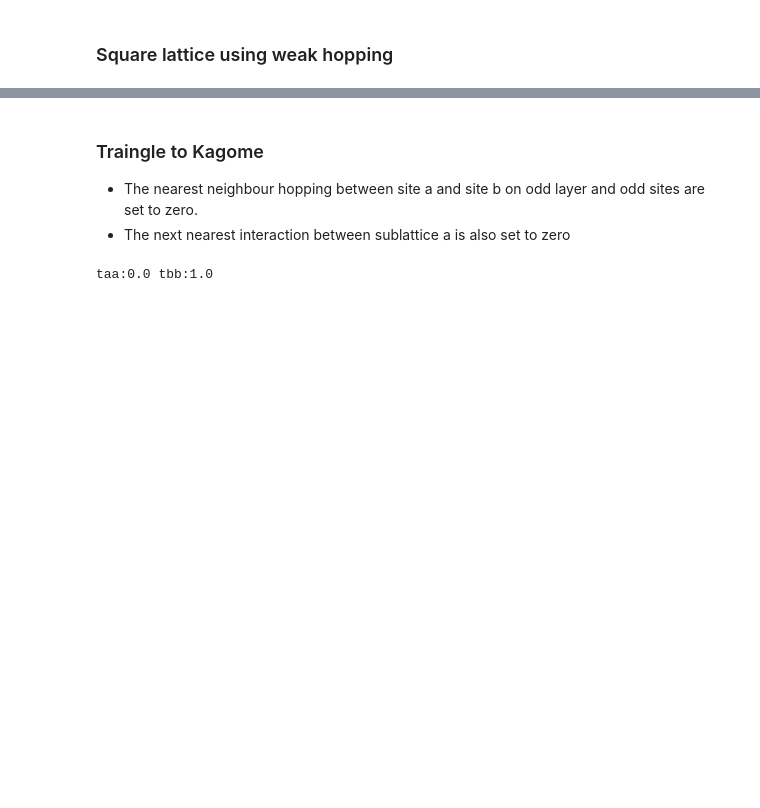
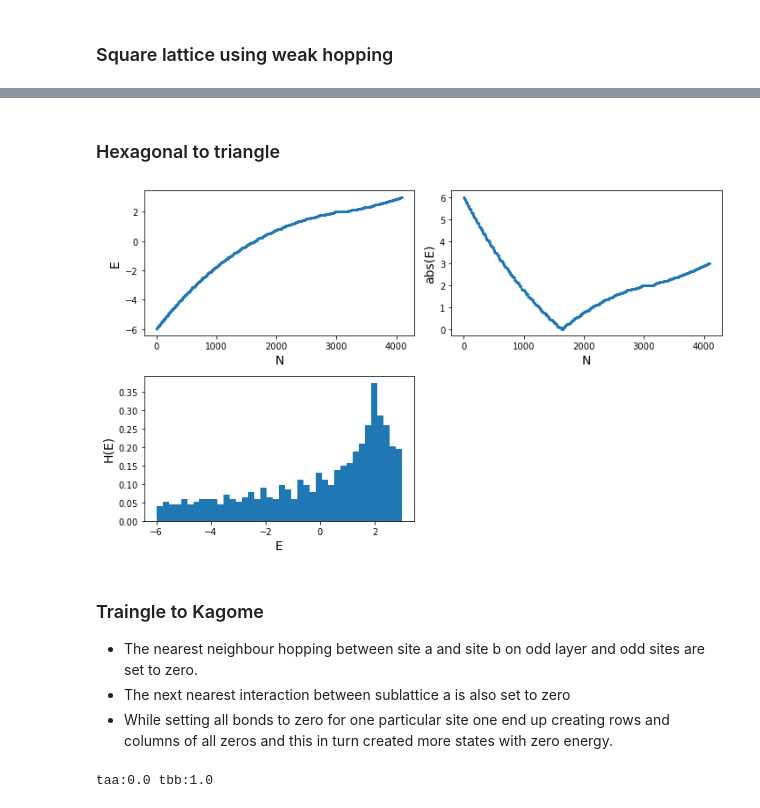
Before and after one commit to Shashi1a/kagome_lieb, a Jupyter notebook: calc.ipynb, the cells around one changed output, grey strips where cells are left out. Cells and saved outputs as stored; diff of their text form; code cells hidden in the pictures; blank space fills up the shorter version.

```diff
--- a/calc.ipynb
+++ b/calc.ipynb
@@ -326,7 +328,21 @@ hb12.plot_eval(40)
+# %% [markdown]
+### Hexagonal to triangle
+# %%
+tab, taa, tbb, tdi, tui = 1, 1.0, 1.0, 1, 1
+hb12 = honeycomb(64, tab, taa, tbb, tdi, tui)
+hb12.neighbour()
+hb12.sublatt_set()
+mat = np.zeros((hb12.n_sites, hb12.n_sites))
+hb12.honeycomblatt(mat)
+hb12.evals(mat)
+hb12.plot_eval(40)
+# %% [output]
+[figure, added]
 # %% [markdown]
 ### Traingle to Kagome
 * The nearest neighbour hopping between site a and site b on odd layer and odd sites are set to zero.
 * The next nearest interaction between sublattice a is also set to zero
+* While setting all bonds to zero for one particular site one end up creating rows and columns of all zeros and this in turn created more states with zero energy.
 # %%
 def plothammat(a):
     f = plt.figure(figsize=(12, 12))
```
Also changed, not shown: parts of 8 cells of this notebook.
